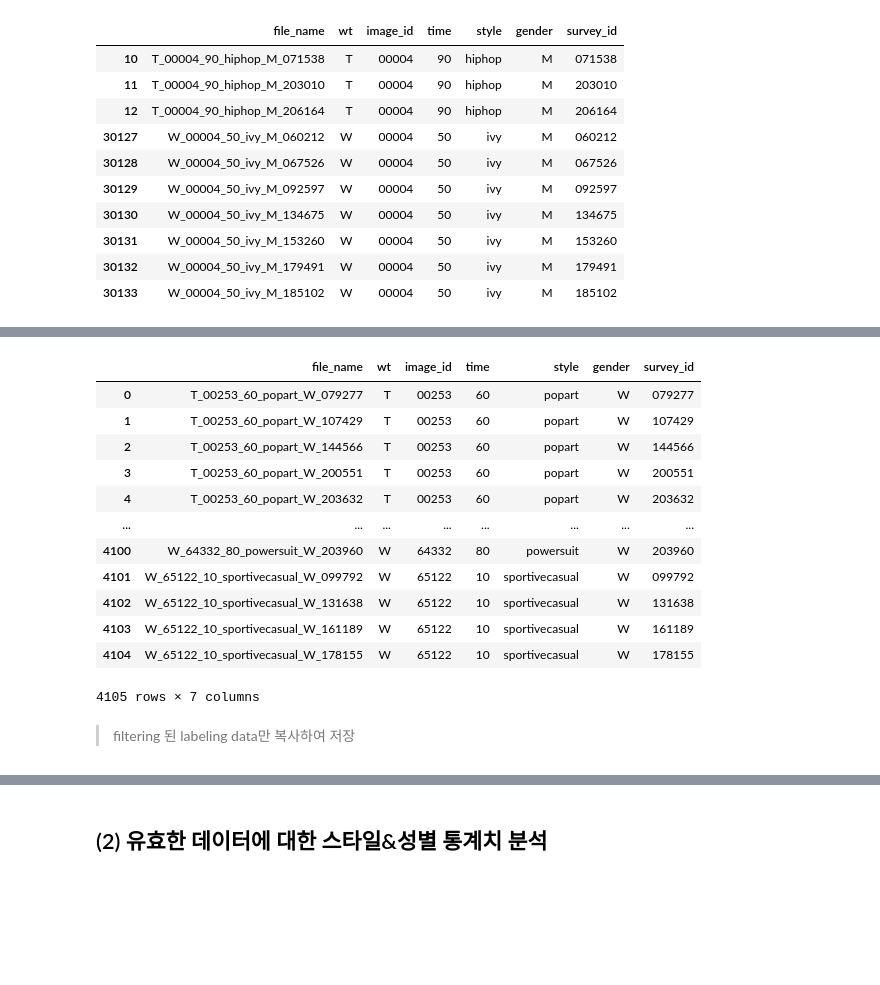
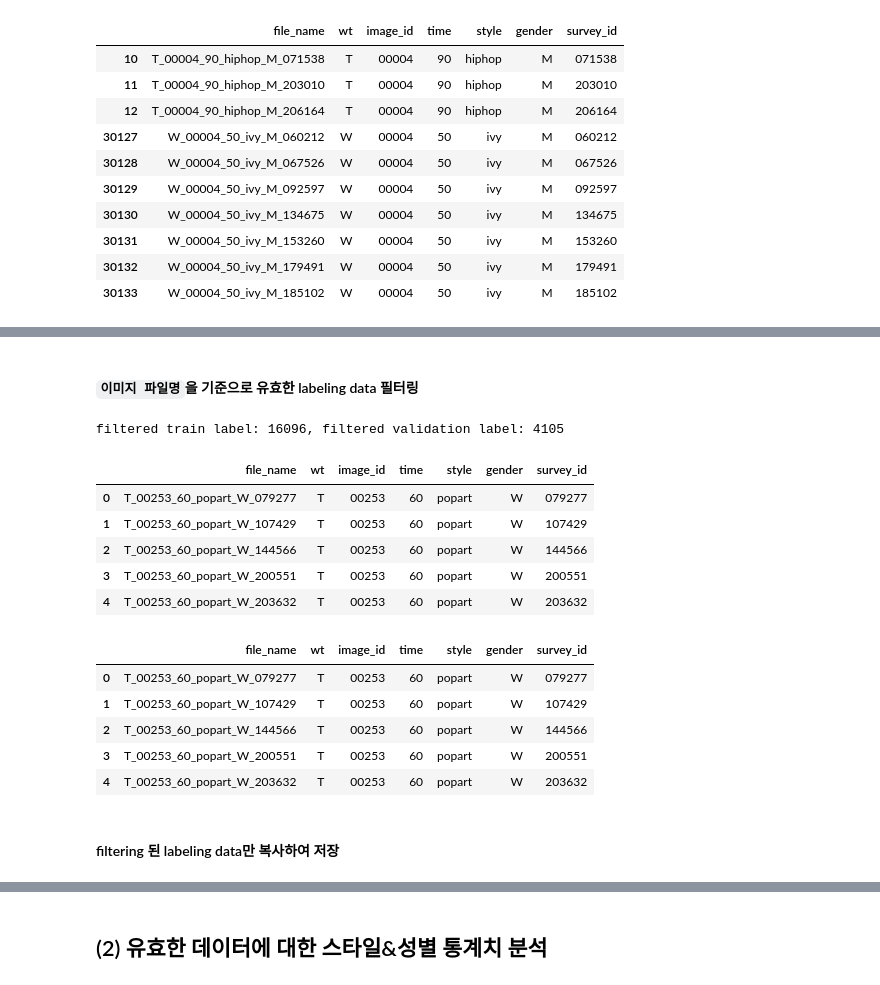
Before and after one commit to editdiary/DCC, a Jupyter notebook: Mission2/mission2-1.ipynb, the cells around one changed output, grey strips where cells are left out. Saved outputs shown, nothing was run; the diff lists cells and outputs as text; code cells hidden in the pictures; blank space fills up the shorter version.

```diff
--- a/Mission2/mission2-1.ipynb
+++ b/Mission2/mission2-1.ipynb
@@ -110,7 +83,7 @@ t_label_list = os.listdir(t_label_path)
 v_label_list = os.listdir(v_label_path)
 
 # train과 validation 데이터셋의 label 수를 확인
-print(f"train label: {len(os.listdir(t_label_path))}, validation label: {len(os.listdir(v_label_path))}")
+print(f"train label: {len(t_label_list)}, validation label: {len(v_label_list)}")
 
 # 파일리스트 -> 메타데이터 Pandas 객체
 def label2data(label_list):
@@ -119,22 +92,14 @@ def label2data(label_list):
     for i in range(len(label_list)):
         meta_data = label_list[i].split('_')
 
-        file_name = label_list[i][:-5]
-        wt = meta_data[0]
-        image_id = meta_data[1]
-        time = meta_data[2]
-        style = meta_data[3]
-        gender = meta_data[4]
-        survey_id = meta_data[5].split('.')[0]
-
         row = {
-            'file_name': file_name,
-            'wt': wt,
-            'image_id': image_id,
-            'time': time,
-            'style': style,
-            'gender': gender,
-            'survey_id': survey_id,
+            'file_name': label_list[i][:-5],    # ".json"을 제외한 전체 파일명
+            'wt': meta_data[0],
+            'image_id': meta_data[1],
+            'time': meta_data[2],
+            'style': meta_data[3],
+            'gender': meta_data[4],
+            'survey_id': meta_data[5].split('.')[0],
         }
         data.append(row)
     return pd.DataFrame(data)
@@ -214,4 +178,0 @@ t_lbl_df[t_lbl_df['image_id'] == '00004']
-# %%
-# label 파일에서 "설문ID"를 제외한 이미지 파일명
-t_lbl_df['survey_filename'] = t_lbl_df['file_name'].apply(lambda x: x[:-7])
-v_lbl_df['survey_filename'] = v_lbl_df['file_name'].apply(lambda x: x[:-7])
@@ -244,21 +179,36 @@ filtered_t_lbl
-# %%
-filtered_v_lbl
-# %% [output]
-|  | file_name | wt | image_id | time | style | gender | survey_id |
-| 0 | T_00253_60_popart_W_079277 | T | 00253 | 60 | popart | W | 079277 |
-| 1 | T_00253_60_popart_W_107429 | T | 00253 | 60 | popart | W | 107429 |
-| 2 | T_00253_60_popart_W_144566 | T | 00253 | 60 | popart | W | 144566 |
-| 3 | T_00253_60_popart_W_200551 | T | 00253 | 60 | popart | W | 200551 |
-| 4 | T_00253_60_popart_W_203632 | T | 00253 | 60 | popart | W | 203632 |
-| ... | ... | ... | ... | ... | ... | ... | ... |
-| 4100 | W_64332_80_powersuit_W_203960 | W | 64332 | 80 | powersuit | W | 203960 |
-| 4101 | W_65122_10_sportivecasual_W_099792 | W | 65122 | 10 | sportivecasual | W | 099792 |
-| 4102 | W_65122_10_sportivecasual_W_131638 | W | 65122 | 10 | sportivecasual | W | 131638 |
-| 4103 | W_65122_10_sportivecasual_W_161189 | W | 65122 | 10 | sportivecasual | W | 161189 |
-| 4104 | W_65122_10_sportivecasual_W_178155 | W | 65122 | 10 | sportivecasual | W | 178155 |
-4105 rows × 7 columns
+# %% [markdown]
+#### `이미지 파일명`을 기준으로 유효한 labeling data 필터링
+# %%
+# 유효한 라벨링 데이터 filtering
+def filtering_labels(img_df, lbl_df):
+    lbl_df['survey_imgname'] = lbl_df['file_name'].apply(lambda x: x[:-7])    # 설문ID를 제외한 이미지 파일명
+    img_filenames = img_df['file_name'].unique()        # 이미지 데이터 파일명
+    filtered_lbls = lbl_df[lbl_df['survey_imgname'].isin(img_filenames)].reset_index(drop=True)    # 이미지 데이터 파일명에 해당하는 라벨링 데이터만 추출
+
+    return filtered_lbls.drop(columns=['survey_imgname'])
+
+filtered_t_lbl = filtering_labels(t_img_df, t_lbl_df)
+filtered_v_lbl = filtering_labels(v_img_df, v_lbl_df)
+
+# filtering된 결과 확인
+print(f"filtered train label: {len(filtered_t_lbl)}, filtered validation label: {len(filtered_v_lbl)}")
+display_left(filtered_t_lbl.head(), filtered_v_lbl.head())
+# %% [output]
+filtered train label: 16096, filtered validation label: 4105
+|  | file_name | wt | image_id | time | style | gender | survey_id |
+| 0 | T_00253_60_popart_W_079277 | T | 00253 | 60 | popart | W | 079277 |
+| 1 | T_00253_60_popart_W_107429 | T | 00253 | 60 | popart | W | 107429 |
+| 2 | T_00253_60_popart_W_144566 | T | 00253 | 60 | popart | W | 144566 |
+| 3 | T_00253_60_popart_W_200551 | T | 00253 | 60 | popart | W | 200551 |
+| 4 | T_00253_60_popart_W_203632 | T | 00253 | 60 | popart | W | 203632 |
+|  | file_name | wt | image_id | time | style | gender | survey_id |
+| 0 | T_00253_60_popart_W_079277 | T | 00253 | 60 | popart | W | 079277 |
+| 1 | T_00253_60_popart_W_107429 | T | 00253 | 60 | popart | W | 107429 |
+| 2 | T_00253_60_popart_W_144566 | T | 00253 | 60 | popart | W | 144566 |
+| 3 | T_00253_60_popart_W_200551 | T | 00253 | 60 | popart | W | 200551 |
+| 4 | T_00253_60_popart_W_203632 | T | 00253 | 60 | popart | W | 203632 |
 # %% [markdown]
-> filtering 된 labeling data만 복사하여 저장
+#### filtering 된 labeling data만 복사하여 저장
 # %%
 import shutil
 from tqdm import tqdm
```
Also changed, not shown: parts of 21 cells of this notebook.
